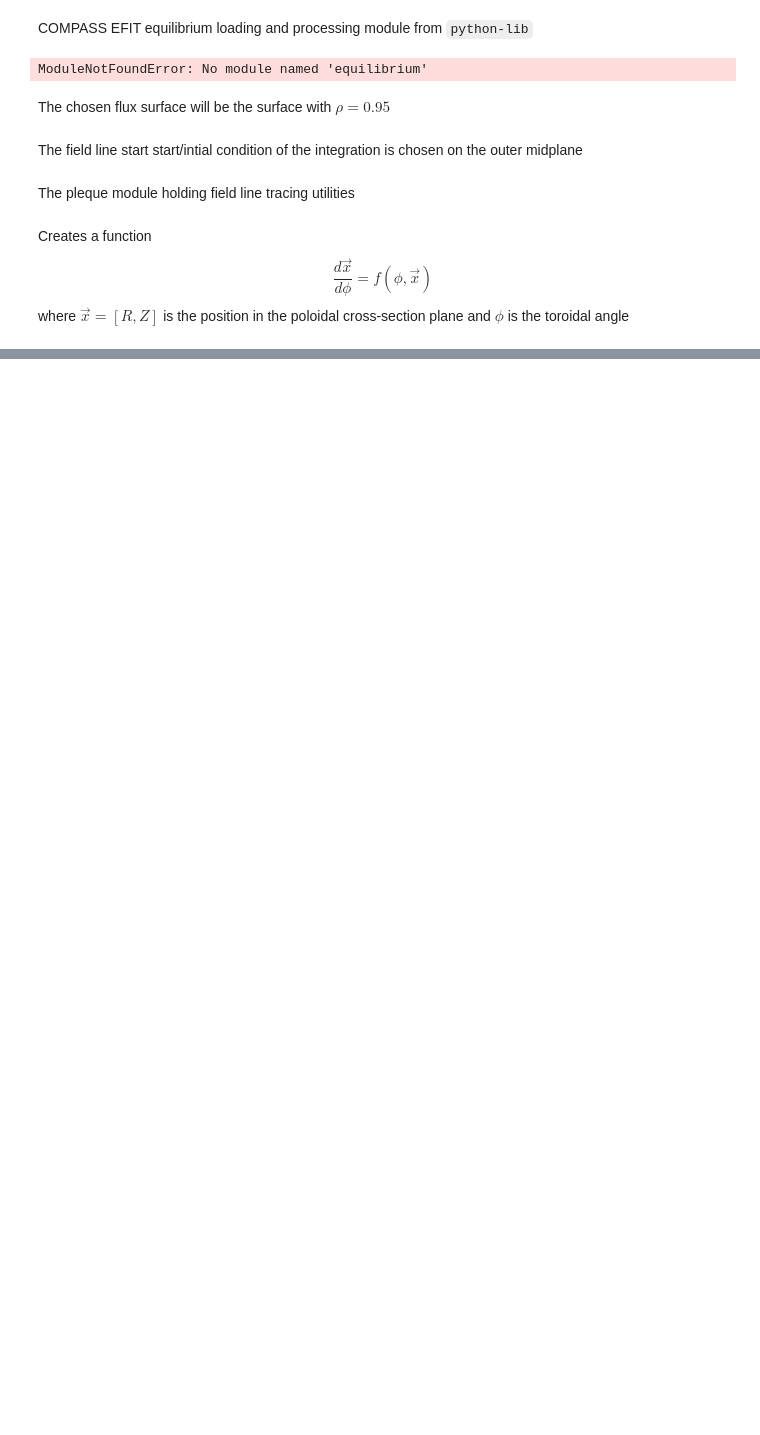
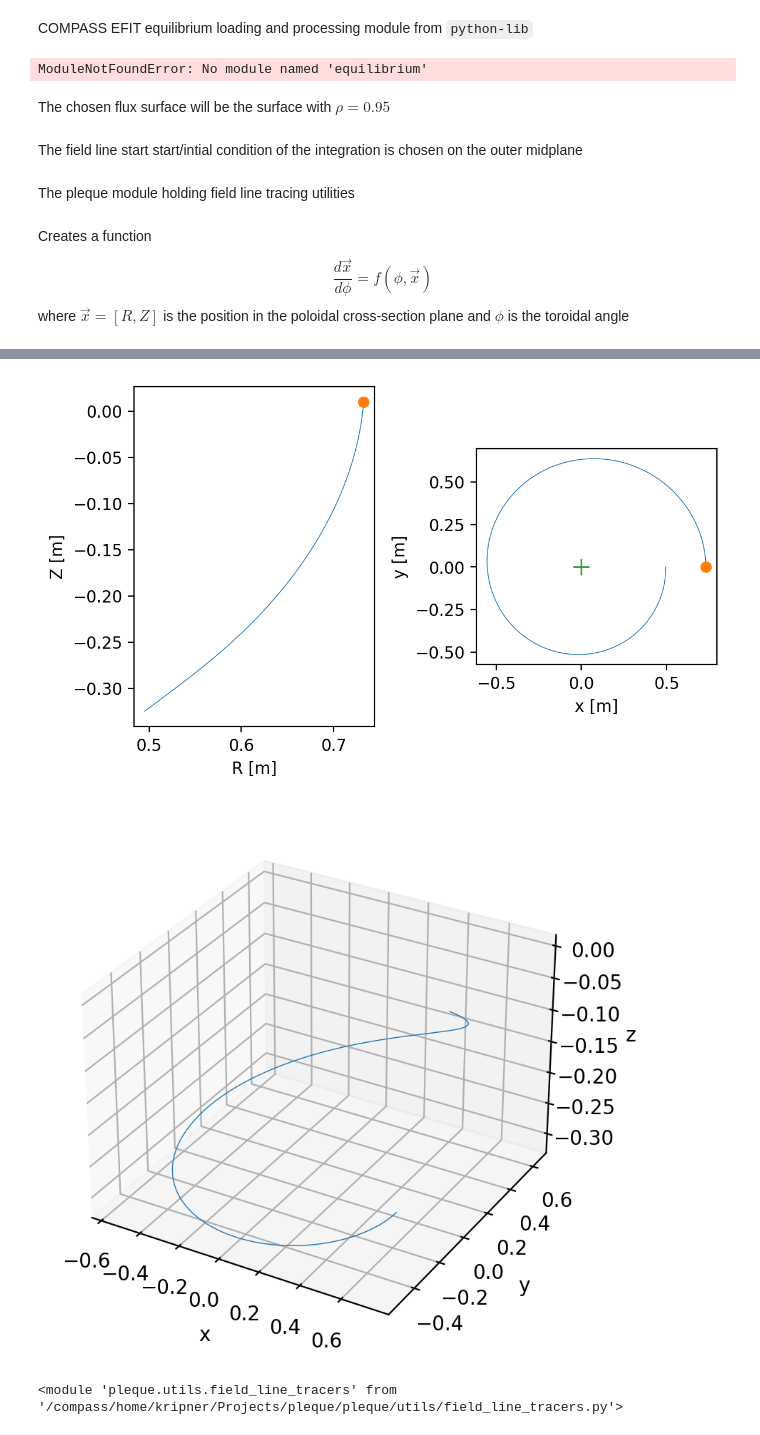
Before and after one commit to kripnerl/pleque, a Jupyter notebook: notebooks/compass_field_line_integrator.ipynb, the cells around one changed output, grey strips where cells are left out. Drawn from its saved outputs; the diff is of its cells as text; code cells hidden in the pictures; blank space fills up the shorter version.

```diff
--- a/notebooks/compass_field_line_integrator.ipynb
+++ b/notebooks/compass_field_line_integrator.ipynb
@@ -39,7 +51,9 @@ Creates a function $$\frac{d\vec x}{d\phi} = f(\phi, \vec x)$$ where $\vec x = [
 # %%
-dphi_func = flt.dhpi_tracer_factory(efit.B_R, efit.B_Z, efit.B_phi)
+dphi_func = flt.dphi_tracer_factory(efit.B_R, efit.B_Z, efit.B_tor)
 # %%
 reload(flt)
+# %%
+y0 = np.squeeze(efit.coordinates(psi_n=0.95).as_RZ_mid().as_array())  # [R, Z]
 # %%
-pol_stopper = poloidal_angle_stopper_factory(y0, [efit.R_mag_axis, efit.Z_mag_axis], -1)
+pol_stopper = flt.poloidal_angle_stopper_factory(y0, np.squeeze(efit.magnetic_axis.as_array()), -1)
 # %%
@@ -52,15 +68,38 @@ sol.message, sol.nfev
 phi = sol.t
 R, Z = sol.y
 # %%
-fig, axs = plt.subplots(1, 2)
-lkw = dict(lw=0.5)
-axs[0].plot(R, Z, **lkw);
-axs[0].set_aspect(1)
-axs[0].set_ylabel('Z [m]')
-axs[0].set_xlabel('R [m]')
-axs[1].plot(R*np.cos(phi), R*np.sin(phi), **lkw)
-axs[1].set_aspect(1)
-axs[1].plot(0, 0, '+', markersize=10)
-axs[1].set_ylabel('y [m]')
-axs[1].set_xlabel('x [m]')
-plt.tight_layout()
+def plot_sol(sol):
+    phi = sol.t
+    R, Z = sol.y
+
+    fig, axs = plt.subplots(1, 2)
+    lkw = dict(lw=0.5)
+    axs[0].plot(R, Z, **lkw);
+    axs[0].plot(R[0], Z[0], "o");
+    axs[0].set_aspect(1)
+    axs[0].set_ylabel('Z [m]')
+    axs[0].set_xlabel('R [m]')
+    axs[1].plot(R*np.cos(phi), R*np.sin(phi), **lkw)
+    axs[1].plot((R*np.cos(phi))[0], (R*np.sin(phi))[0], "o")
+    axs[1].set_aspect(1)
+    axs[1].plot(0, 0, '+', markersize=10)
+    axs[1].set_ylabel('y [m]')
+    axs[1].set_xlabel('x [m]')
+    plt.tight_layout()
+
+    fig2 = plt.figure()
+    ax = plt.subplot(projection='3d')
+    ax.plot(R*np.cos(phi), R*np.sin(phi), Z, **lkw)
+    ax.set_xlabel('x')
+    ax.set_ylabel('y')
+    ax.set_zlabel('z')
+    ax.set_aspect("auto")
+    plt.tight_layout()
+    fig2 = plt.gcf()
+
+    return fig, fig2
+
+fig, fig2 = plot_sol(sol)
+# %% [output]
+[figure, added]
+[figure, added]
@@ -74,0 +106,4 @@ plt.tight_layout()
+# %%
+reload(flt)
+# %% [output]
+<module 'pleque.utils.field_line_tracers' from '/compass/home/kripner/Projects/pleque/pleque/utils/field_line_tracers.py'>
```
Also changed, not shown: parts of 40 cells of this notebook, 1 other file.
